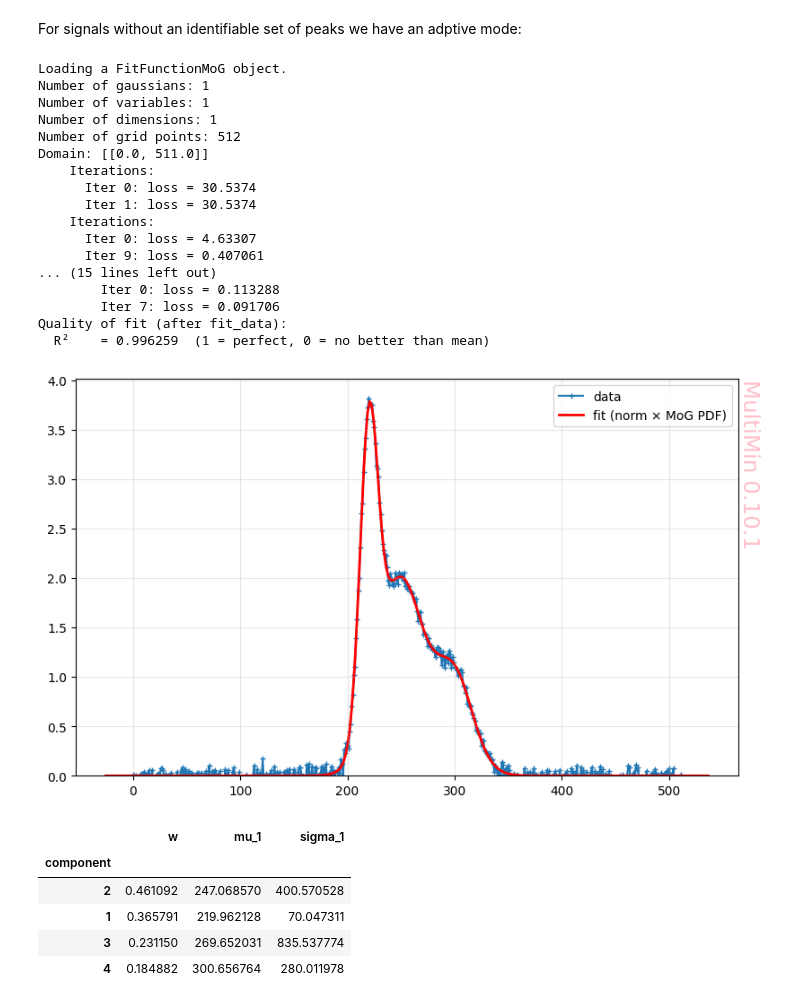
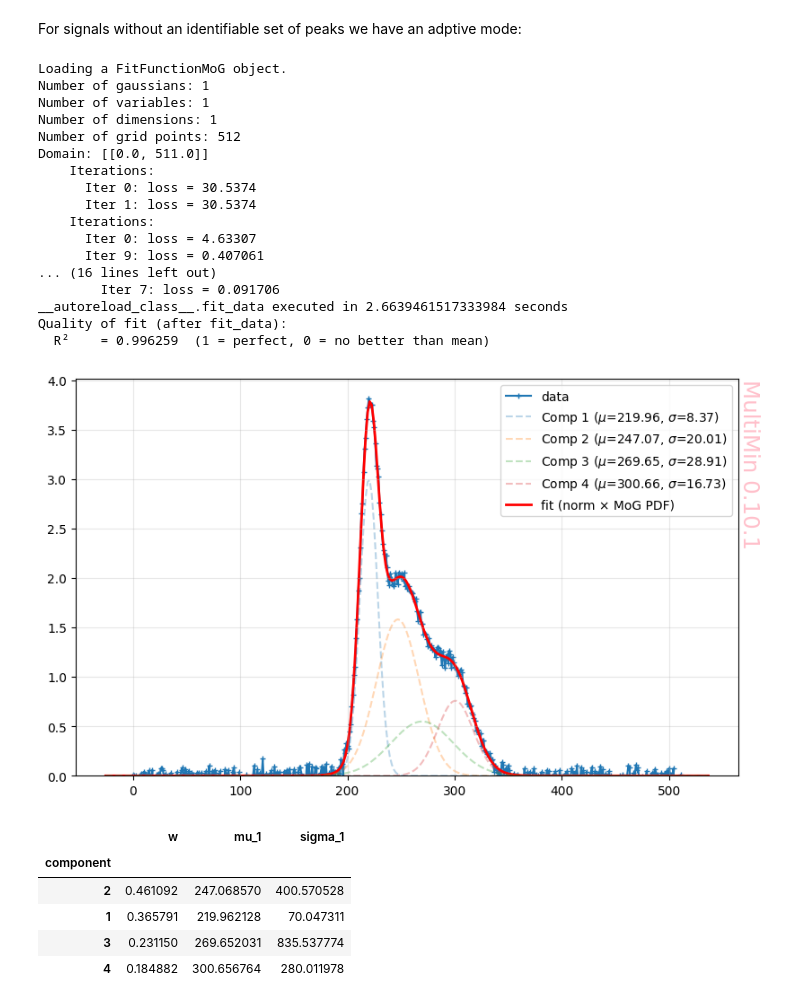
Before and after one commit to seap-udea/multimin, a Jupyter notebook: examples/multimin_functions_tutorial.ipynb, the cells around one changed output. Cells and saved outputs as stored; diff of their text form; code cells hidden in the pictures.

```diff
--- a/examples/multimin_functions_tutorial.ipynb
+++ b/examples/multimin_functions_tutorial.ipynb
@@ -686,9 +699,7 @@ F.fit_data(
     mode='adaptive',
     atol=0.99
 )
-fig = F.plot_fit()
 R2 = F.quality_of_fit()
-plt.savefig(f"gallery/{figprefix}_adaptive_fit_complex_line.png")
 # %% [output]
 Loading a FitFunctionMoG object.
 Number of gaussians: 1
@@ -702,12 +713,16 @@ Domain: [[0.0, 511.0]]
     Iterations:
       Iter 0: loss = 4.63307
       Iter 9: loss = 0.407061
-... (15 lines left out)
-        Iter 0: loss = 0.113288
+... (16 lines left out)
         Iter 7: loss = 0.091706
+__autoreload_class__.fit_data executed in 2.6639461517333984 seconds
 Quality of fit (after fit_data):
   R²    = 0.996259  (1 = perfect, 0 = no better than mean)
-[figure, removed]
+# %%
+fig = F.plot_fit(dargs=dict())
+plt.savefig(f"gallery/{figprefix}_adaptive_fit_complex_line.png")
+# %% [output]
+[figure, added]
 # %%
 F.mog.tabulate()
 # %% [output]
```
Also changed, not shown: parts of 15 cells of this notebook, 51 other files.
